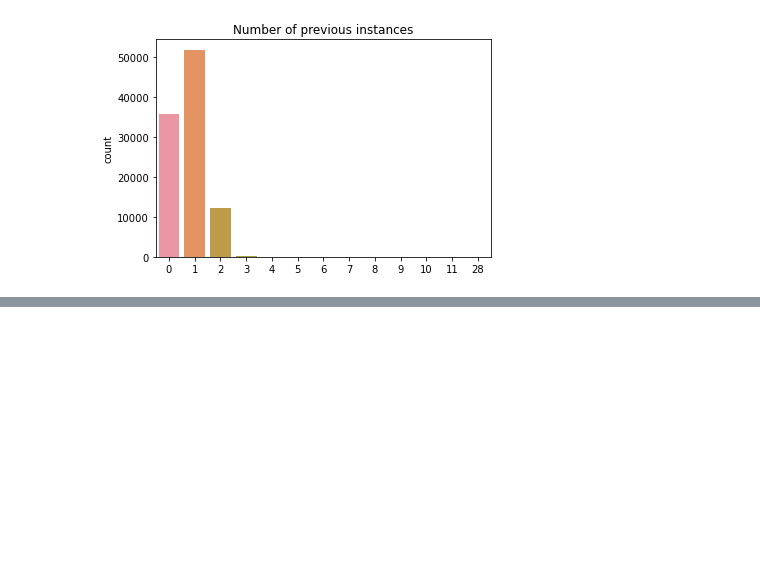
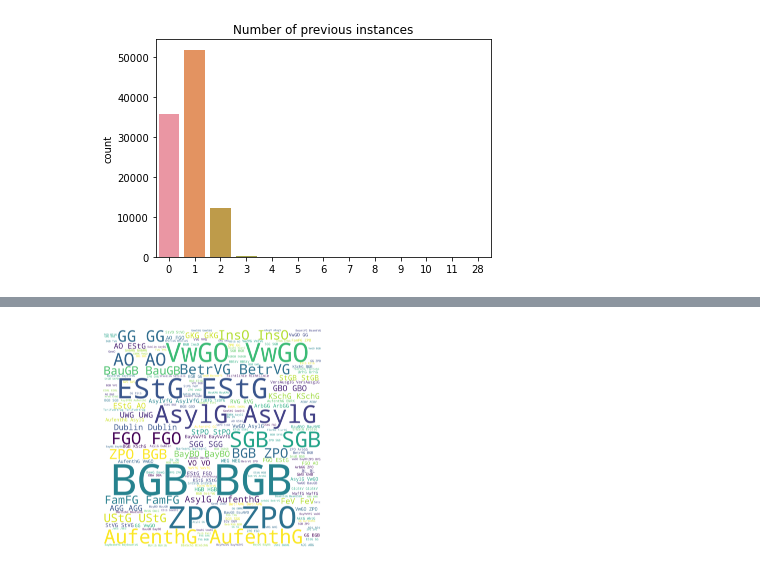
Before and after one commit to sebimo/LegalSum, a Jupyter notebook: src/analysis/Verdicts.ipynb, the cells around one changed output, grey strips where cells are left out. Drawn from its saved outputs; the diff is of its cells as text; code cells hidden in the pictures; blank space fills up the shorter version.

```diff
--- a/src/analysis/Verdicts.ipynb
+++ b/src/analysis/Verdicts.ipynb
@@ -160,0 +199,8 @@ Text(0.5, 1.0, 'Number of previous instances')
+# %%
+plt.figure()
+plt.imshow(wordcloud, interpolation="bilinear")
+plt.axis("off")
+plt.savefig("norms.png")
+plt.show()
+# %% [output]
+[figure, added]
```
Also changed, not shown: parts of 17 cells of this notebook, 5 other files.
